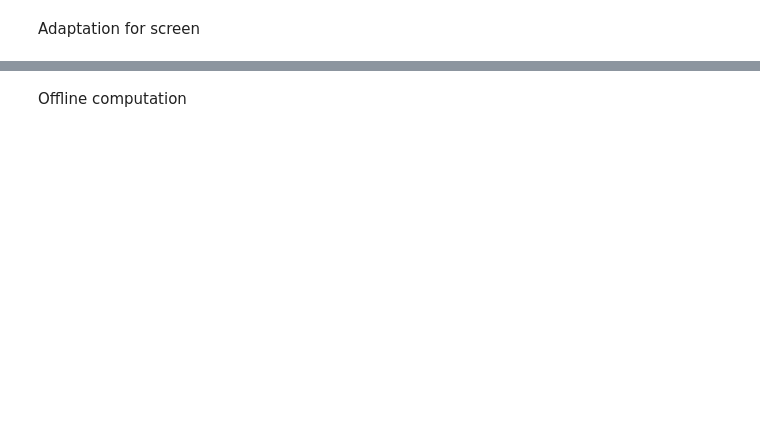
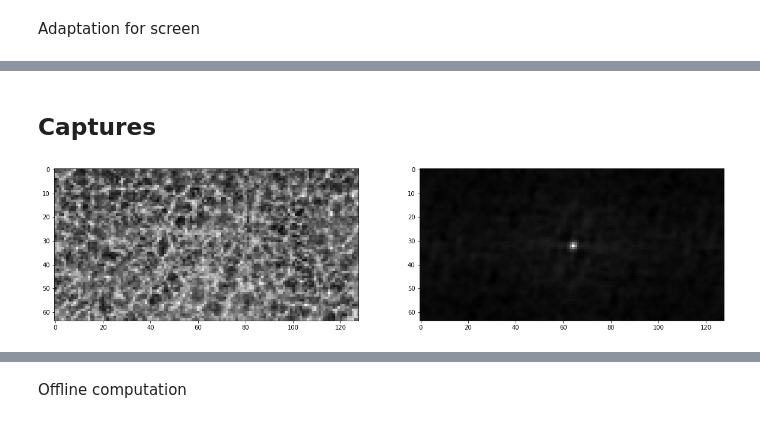
Before and after one commit to olivierleblanc/diffusercam, a Jupyter notebook: bernat/mp08.ipynb, the cells around one changed output, grey strips where cells are left out. Saved outputs shown, nothing was run; the diff lists cells and outputs as text; code cells hidden in the pictures; blank space fills up the shorter version.

```diff
--- a/bernat/mp08.ipynb
+++ b/bernat/mp08.ipynb
@@ -149,0 +153,14 @@ plt.show()
+# %% [markdown]
+## Captures
+# %%
+h = image_open_newsize('from_camera/test13/h.png',(sy,sx)) - image_open_newsize('from_camera/test13/h_b.png',(sy,sx))
+h -= h.mean()
+
+plt.figure(figsize=(20,7))
+plt.subplot(1,2,1)
+plt.imshow(h,cmap='gray')
+plt.subplot(1,2,2)
+plt.imshow(fun_auto(h),cmap='gray')
+plt.show()
+# %% [output]
+[figure, added]
```
Also changed, not shown: parts of 8 cells of this notebook, 3 other files.
